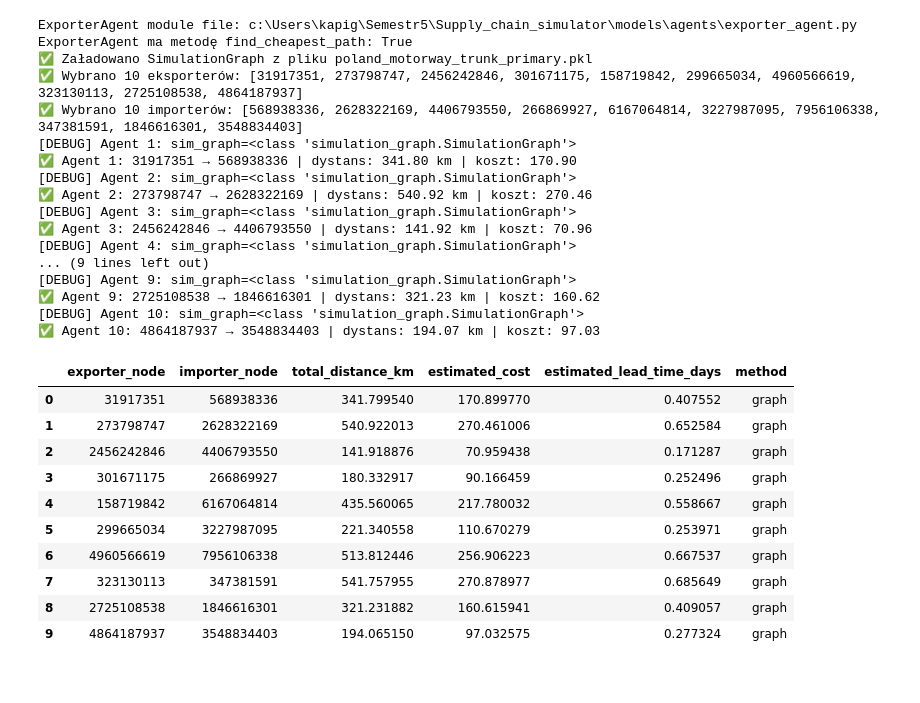
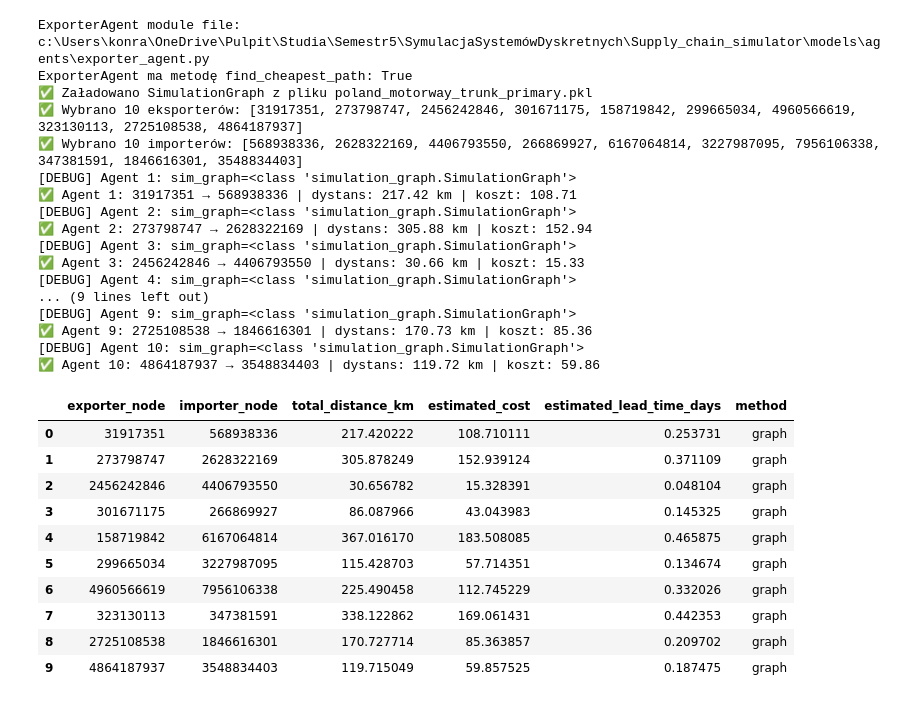
Before and after one commit to Kacpergalek/Supply_chain_simulator, a Jupyter notebook: network/transport_network.ipynb, the cells around one changed output. Drawn from its saved outputs; the diff is of its cells as text; code cells hidden in the pictures.

Commit message:
undirected graph

```diff
--- a/network/transport_network.ipynb
+++ b/network/transport_network.ipynb
@@ -131,7 +132,7 @@ results = []
 
 graph_undirected = SimulationGraph(default_capacity=graph.default_capacity,
                                    default_price=graph.default_price,
-                                   incoming_graph_data=graph.to_undirected())
+                                   incoming_graph_data=graph)
 
 
 for i, (exp_node, imp_node) in enumerate(zip(exporter_nodes, importer_nodes), start=1):
@@ -141,46 +142,46 @@ for i, (exp_node, imp_node) in enumerate(zip(exporter_nodes, importer_nodes), st
         results.append({
             "agent_id": i,
             "exporter_node": exp_node,
             "importer_node": imp_node,
             **result
         })
         print(f"✅ Agent {i}: {exp_node} → {imp_node} | dystans: {result['total_distance_km']:.2f} km | koszt: {result['estimated_cost']:.2f}")
     except Exception as e:
         print(f"❌ {exp_node} → {imp_node} | błąd: {e}")
 
 
 
 
 
 
 df_paths = pd.DataFrame(results)
 display(df_paths[["exporter_node", "importer_node", "total_distance_km", "estimated_cost", "estimated_lead_time_days", "method"]])
 # %% [output]
-ExporterAgent module file: c:\Users\kapig\Semestr5\Supply_chain_simulator\models\agents\exporter_agent.py
+ExporterAgent module file: c:\Users\konra\OneDrive\Pulpit\Studia\Semestr5\SymulacjaSystemówDyskretnych\Supply_chain_simulator\models\agents\exporter_agent.py
 ExporterAgent ma metodę find_cheapest_path: True
 ✅ Załadowano SimulationGraph z pliku poland_motorway_trunk_primary.pkl
 ✅ Wybrano 10 eksporterów: [31917351, 273798747, 2456242846, 301671175, 158719842, 299665034, 4960566619, 323130113, 2725108538, 4864187937]
 ✅ Wybrano 10 importerów: [568938336, 2628322169, 4406793550, 266869927, 6167064814, 3227987095, 7956106338, 347381591, 1846616301, 3548834403]
 [DEBUG] Agent 1: sim_graph=<class 'simulation_graph.SimulationGraph'>
-✅ Agent 1: 31917351 → 568938336 | dystans: 341.80 km | koszt: 170.90
+✅ Agent 1: 31917351 → 568938336 | dystans: 217.42 km | koszt: 108.71
 [DEBUG] Agent 2: sim_graph=<class 'simulation_graph.SimulationGraph'>
-✅ Agent 2: 273798747 → 2628322169 | dystans: 540.92 km | koszt: 270.46
+✅ Agent 2: 273798747 → 2628322169 | dystans: 305.88 km | koszt: 152.94
 [DEBUG] Agent 3: sim_graph=<class 'simulation_graph.SimulationGraph'>
-✅ Agent 3: 2456242846 → 4406793550 | dystans: 141.92 km | koszt: 70.96
+✅ Agent 3: 2456242846 → 4406793550 | dystans: 30.66 km | koszt: 15.33
 [DEBUG] Agent 4: sim_graph=<class 'simulation_graph.SimulationGraph'>
 ... (9 lines left out)
 [DEBUG] Agent 9: sim_graph=<class 'simulation_graph.SimulationGraph'>
-✅ Agent 9: 2725108538 → 1846616301 | dystans: 321.23 km | koszt: 160.62
+✅ Agent 9: 2725108538 → 1846616301 | dystans: 170.73 km | koszt: 85.36
 [DEBUG] Agent 10: sim_graph=<class 'simulation_graph.SimulationGraph'>
-✅ Agent 10: 4864187937 → 3548834403 | dystans: 194.07 km | koszt: 97.03
+✅ Agent 10: 4864187937 → 3548834403 | dystans: 119.72 km | koszt: 59.86
 |  | exporter_node | importer_node | total_distance_km | estimated_cost | estimated_lead_time_days | method |
-| 0 | 31917351 | 568938336 | 341.799540 | 170.899770 | 0.407552 | graph |
-| 1 | 273798747 | 2628322169 | 540.922013 | 270.461006 | 0.652584 | graph |
-| 2 | 2456242846 | 4406793550 | 141.918876 | 70.959438 | 0.171287 | graph |
-| 3 | 301671175 | 266869927 | 180.332917 | 90.166459 | 0.252496 | graph |
-| 4 | 158719842 | 6167064814 | 435.560065 | 217.780032 | 0.558667 | graph |
-| 5 | 299665034 | 3227987095 | 221.340558 | 110.670279 | 0.253971 | graph |
-| 6 | 4960566619 | 7956106338 | 513.812446 | 256.906223 | 0.667537 | graph |
-| 7 | 323130113 | 347381591 | 541.757955 | 270.878977 | 0.685649 | graph |
-| 8 | 2725108538 | 1846616301 | 321.231882 | 160.615941 | 0.409057 | graph |
-| 9 | 4864187937 | 3548834403 | 194.065150 | 97.032575 | 0.277324 | graph |
+| 0 | 31917351 | 568938336 | 217.420222 | 108.710111 | 0.253731 | graph |
+| 1 | 273798747 | 2628322169 | 305.878249 | 152.939124 | 0.371109 | graph |
+| 2 | 2456242846 | 4406793550 | 30.656782 | 15.328391 | 0.048104 | graph |
+| 3 | 301671175 | 266869927 | 86.087966 | 43.043983 | 0.145325 | graph |
+| 4 | 158719842 | 6167064814 | 367.016170 | 183.508085 | 0.465875 | graph |
+| 5 | 299665034 | 3227987095 | 115.428703 | 57.714351 | 0.134674 | graph |
+| 6 | 4960566619 | 7956106338 | 225.490458 | 112.745229 | 0.332026 | graph |
+| 7 | 323130113 | 347381591 | 338.122862 | 169.061431 | 0.442353 | graph |
+| 8 | 2725108538 | 1846616301 | 170.727714 | 85.363857 | 0.209702 | graph |
+| 9 | 4864187937 | 3548834403 | 119.715049 | 59.857525 | 0.187475 | graph |
```
Also changed, not shown: parts of 1 cell of this notebook, 3 other files.
